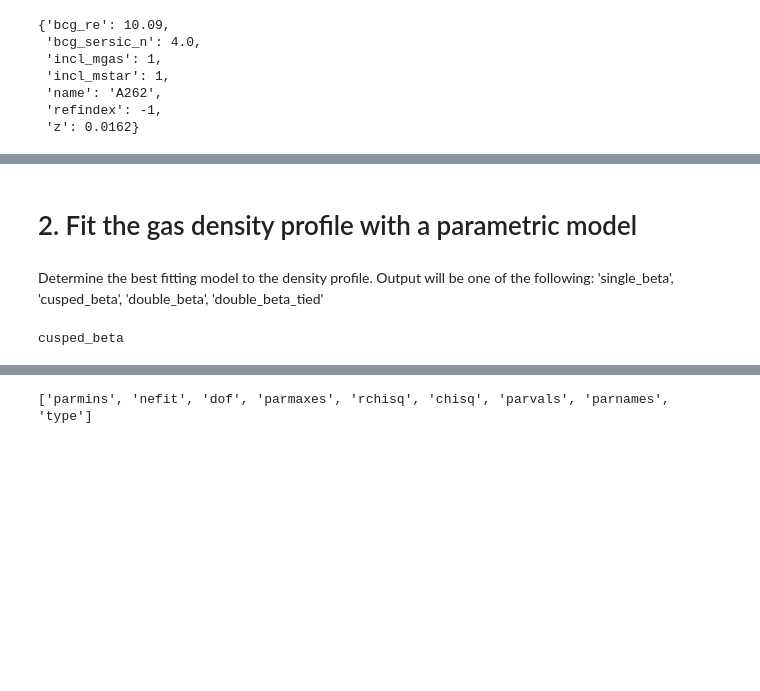
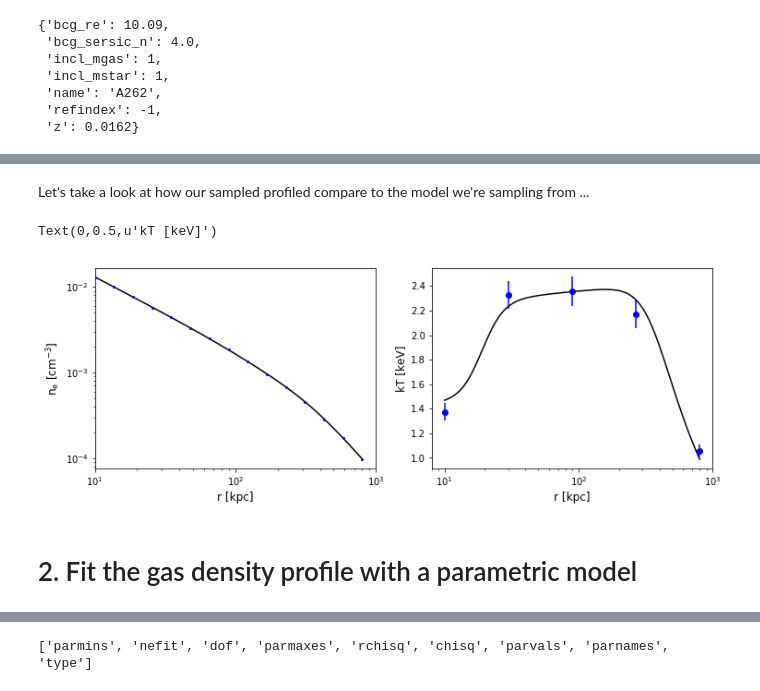
Before and after one commit to alishakundert/bmpmod, a Jupyter notebook: example.ipynb, the cells around one changed output, grey strips where cells are left out. Drawn from its saved outputs; the diff is of its cells as text; code cells hidden in the pictures; blank space fills up the shorter version.

```diff
--- a/example.ipynb
+++ b/example.ipynb
@@ -143,4 +150,49 @@ tspec_data[:3]
+# %% [markdown]
+Let's take a look at how our sampled profiled compare to the model we're sampling from ...
+# %%
+fig1 = plt.figure(1, (12, 4))
+ax = fig1.add_subplot(1, 2, 1)
+
+
+'''
+mock gas denisty profile
+'''
+#plot vikhlinin+06 density model
+xplot=np.logspace(np.log10(min(ne_data['radius'])),np.log10(max(ne_data['radius'])),1000)
+plt.loglog(xplot,vikh_neprof(nemodel_vikh,xplot),'k')
+plt.xlim(xmin=min(ne_data['radius']))
+
+#plot sampled density data
+plt.errorbar(ne_data['radius'], ne_data['ne'],
+             xerr=[ne_data['radius_lowerbound'], ne_data['radius_upperbound']],
+             yerr=ne_data['ne_err'], marker='o',markersize=2,linestyle='none', color='b')
+
+ax.set_xscale("log", nonposx='clip')
+ax.set_yscale("log", nonposy='clip')
+
+plt.xlabel('r [kpc]')
+plt.ylabel('$n_{e}$ [cm$^{-3}$]')
+
+
+'''
+mock temperature profile
+'''
+ax = fig1.add_subplot(1, 2, 2)
+
+#plot vikhlinin+06 temperature model
+xplot=np.logspace(np.log10(min(tspec_data['radius'])),np.log10(max(tspec_data['radius'])),1000)
+plt.semilogx(xplot,vikh_tprof(tmodel_vikh,xplot),'k-')
+
+#plot sampled temperature data
+plt.errorbar(tspec_data['radius'], tspec_data['tspec'],
+             xerr=[tspec_data['radius_lowerbound'], tspec_data['radius_upperbound']],
+             yerr=[tspec_data['tspec_lowerbound'], tspec_data['tspec_upperbound']],
+             marker='o', linestyle='none',color='b')
+
+plt.xlabel('r [kpc]')
+plt.ylabel('kT [keV]')
+# %% [output]
+Text(0,0.5,u'kT [keV]')
+[figure, added]
 # %% [markdown]
 # 2. Fit the gas density profile with a parametric model
-# %% [markdown]
-Determine the best fitting model to the density profile. Output will be one of the following: 'single_beta', 'cusped_beta', 'double_beta', 'double_beta_tied'
@@ -149,5 +198,0 @@ nemodeltype=find_nemodeltype(ne_data=ne_data, tspec_data=tspec_data)
-# %%
-#best fitting model result:
-print nemodeltype
-# %% [output]
-cusped_beta
```
Also changed, not shown: parts of 19 cells of this notebook, 3 other files.
